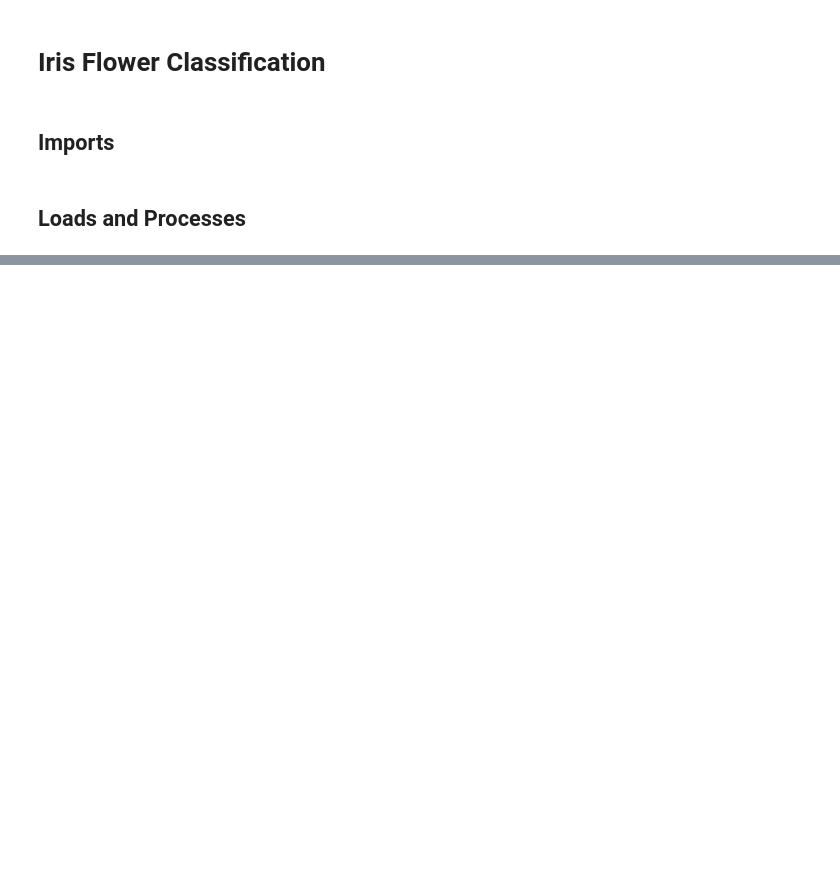
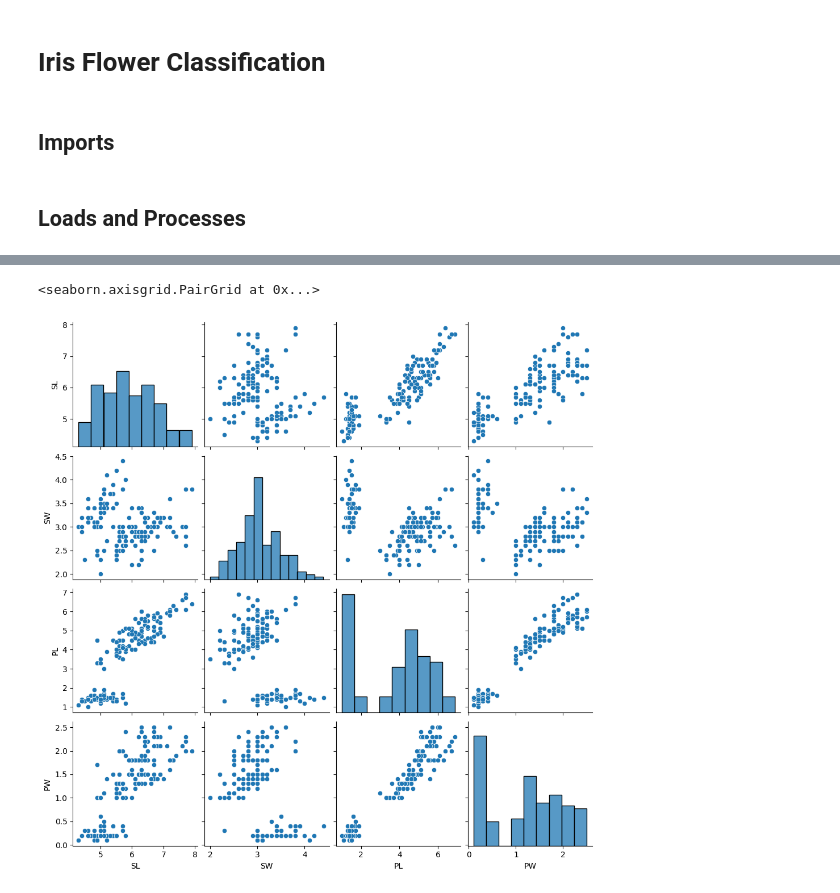
Before and after one commit to raihan-ahmed-dip/MLDS_1020, a Jupyter notebook: Iris_flower_classification/iris_classification.ipynb, the cells around one changed output, grey strips where cells are left out. Saved outputs shown, nothing was run; the diff lists cells and outputs as text; code cells hidden in the pictures; blank space fills up the shorter version.

```diff
--- a/Iris_flower_classification/iris_classification.ipynb
+++ b/Iris_flower_classification/iris_classification.ipynb
@@ -31,0 +29,2 @@ data
+# %%
+df = data.copy()
@@ -31,0 +57,3 @@ data
+# %%
+# Reduce memory usage
+df[df.select_dtypes('float64').columns] = df.select_dtypes('float64').astype('float16')
@@ -31,0 +75,2 @@ data
+# %%
+df.Species = df.Species.apply(lambda s: s.split('-')[-1])
@@ -31,0 +102,2 @@ data
+# %%
+df.columns = ['SL', 'SW', 'PL', 'PW', 'species']
@@ -31,0 +147,5 @@ data
+# %%
+sns.pairplot(df)
+# %% [output]
+<seaborn.axisgrid.PairGrid at 0x...>
+[figure, added]
```
Also changed, not shown: parts of 19 cells of this notebook.
